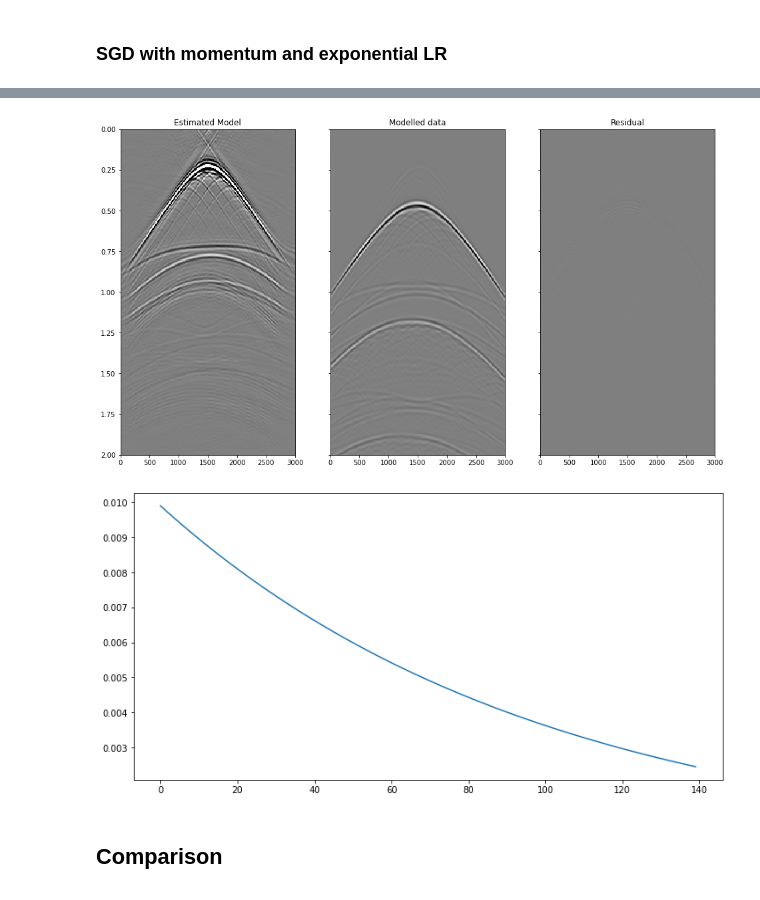
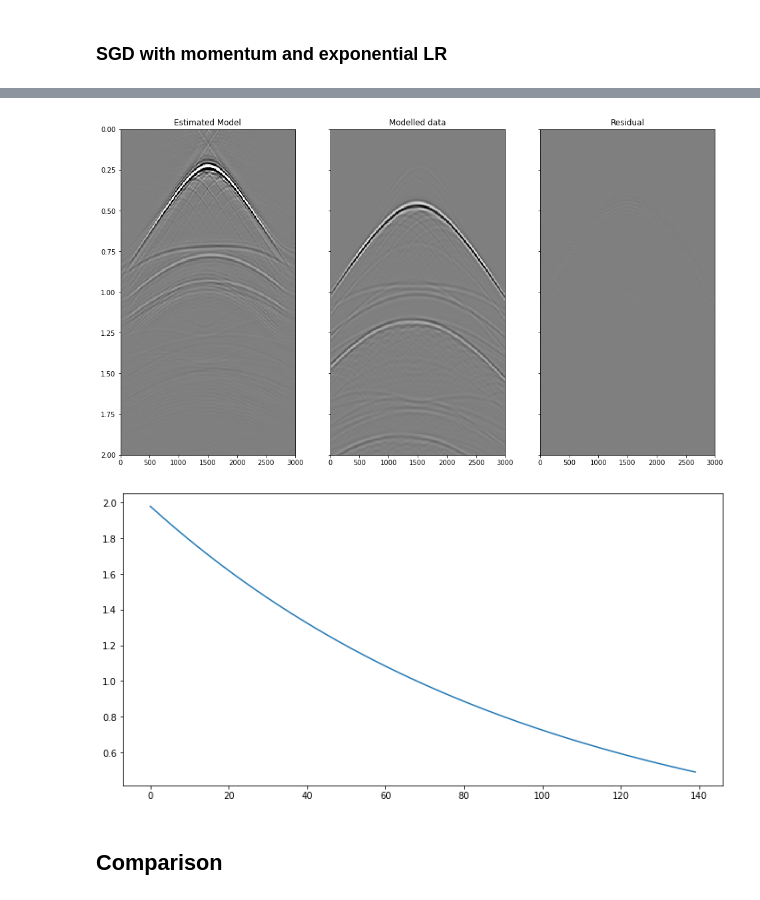
Before and after one commit to DIG-Kaust/MDD-StochasticSolvers, a Jupyter notebook: WavefieldSeparation-dipping_MDD_stochastic_singlesource.ipynb, the cells around one changed output, grey strips where cells are left out. Drawn from its saved outputs; the diff is of its cells as text; code cells hidden in the pictures.

```diff
--- a/WavefieldSeparation-dipping_MDD_stochastic_singlesource.ipynb
+++ b/WavefieldSeparation-dipping_MDD_stochastic_singlesource.ipynb
@@ -484,15 +571,15 @@ ax3.set_ylim(2, 0);
 ### SGD with momentum and exponential LR
 # %%
 lr = {}
-lr[11] = 0.006
-lr[21] = 0.01
-lr[32] = 0.01
-lr[64] = 0.01
+#lr[11] = 1.4
+#lr[21] = 2.
+lr[32] = 2.
+#lr[64] = 2.
 
-model, dmod, lossdict['SGDMom_LRexp'], avgdict['SGDMom_LRexp'], lossepochdict['SGDMom_LRexp'], enormdict['SGDMom_LRexp'], lr = \
+model, dmod, lossdict['SGDMom_LRexp'], avgdict['SGDMom_LRexp'], lossepochdict['SGDMom_LRexp'], enormdict['SGDMom_LRexp'], lr, gnormdict['SGDMom_LRexp']= \
                  MDDminibatch(ntpad, nr, dt, dr, pdown_fft, pup, torch.optim.SGD,
                               nepochs, batch_size, twosided=False, mtrue=R, seed=0,
-                              scheduler=torch.optim.lr_scheduler.ExponentialLR, epochprint=5,
+                              scheduler=torch.optim.lr_scheduler.ExponentialLR, epochprint=5, savegradnorm=True,
                               kwargs_sched=dict(gamma=0.99, last_epoch=-1, verbose=False),
                               **dict(lr=lr[batch_size], momentum=0.9, nesterov=True))
 
@@ -505,24 +595,24 @@ epoch:  20, loss : 8.1964e-05, loss avg : 7.9557e-05
 # %%
 fig, (ax1, ax2, ax3) = plt.subplots(1,3, sharey=True, figsize=(16, 9))
 ax1.imshow(model.detach().numpy(), aspect='auto', interpolation='nearest', cmap='gray',
-           vmin=-1e-3, vmax=1e-3,
+           vmin=-0.2*np.abs(R).max(), vmax=0.2*np.abs(R).max(),
            extent = (r[0, 0], r[0,-1], t[-1], t[0]))
 ax1.set_title('Estimated Model')
 ax2.imshow(dmod.detach().numpy(), aspect='auto', interpolation='nearest', cmap='gray',
            vmin=-pup.detach().numpy().max(), vmax=pup.detach().numpy().max(),
            extent = (r[0, 0], r[0,-1], t[-1], t[0]))
 ax2.set_title('Modelled data')
 ax3.imshow((dmod-pup).detach().numpy(), aspect='auto', interpolation='nearest', cmap='gray',
            vmin=-pup.detach().numpy().max(), vmax=pup.detach().numpy().max(),
            extent = (r[0, 0], r[0,-1], t[-1], t[0]))
 ax3.set_title('Residual')
 ax3.set_ylim(2, 0)
 
 fig = plt.figure(figsize= (12,6))
 plt.plot(lr);
 # %% [output]
-[figure, old version]
+[figure, new version]
-[figure, old version]
+[figure, new version]
 # %% [markdown]
 ## Comparison
 # %%
```
Also changed, not shown: parts of 27 cells of this notebook, 5 other files.
